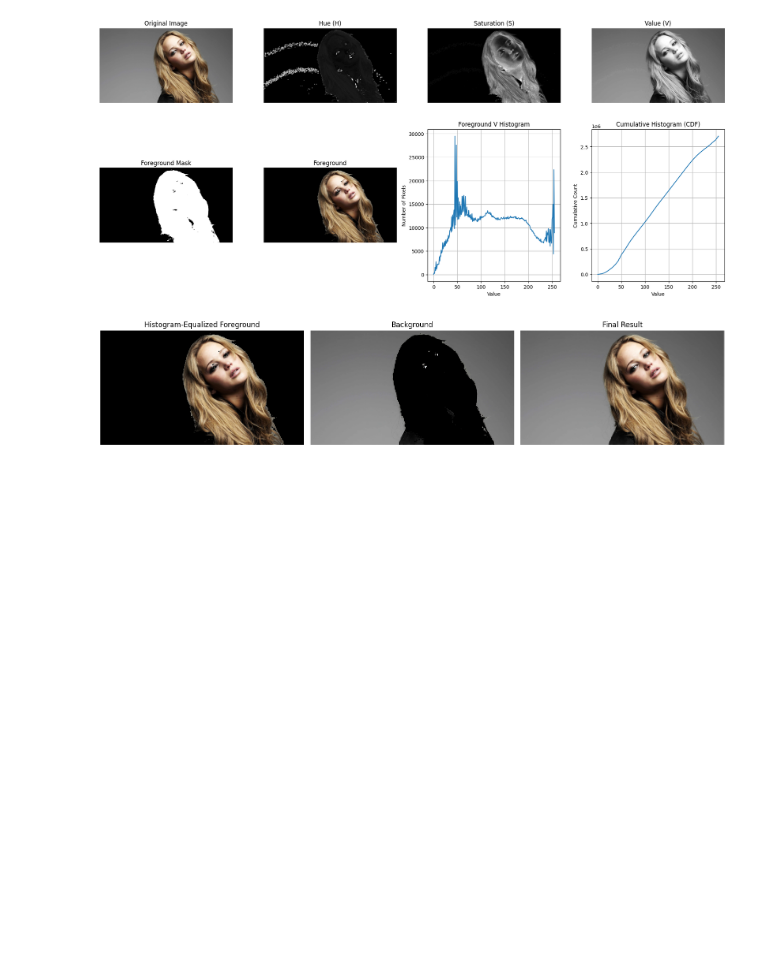
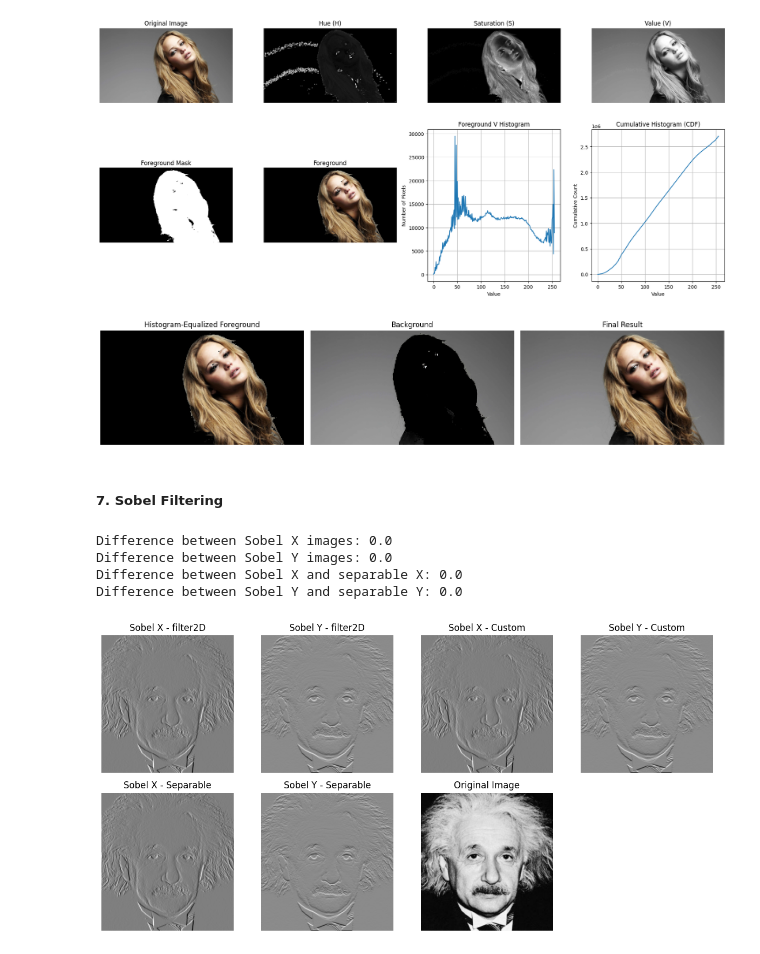
Before and after one commit to TharushaNimesh22/intensity-transformations-and-neighborhood-filtering, a Jupyter notebook: intensity_transformations_and_neighborhood_filtering.ipynb, the cells around one changed output. Saved outputs shown, nothing was run; the diff lists cells and outputs as text; code cells hidden in the pictures; blank space fills up the shorter version.

Commit message:
Implement Sobel filters

```diff
--- a/intensity_transformations_and_neighborhood_filtering.ipynb
+++ b/intensity_transformations_and_neighborhood_filtering.ipynb
@@ -303,3 +303,78 @@ plt.tight_layout(); plt.show()
 # %% [output]
 [figure]
 [figure]
+# %% [markdown]
+##### 7. Sobel Filtering
+# %%
+img = cv.imread("images/albert.png", cv.IMREAD_GRAYSCALE)
+
+# Standard Sobel kernels
+sobel_x = np.array([[-1, 0, 1], [-2, 0, 2], [-1, 0, 1]])
+sobel_y = np.array([[-1, -2, -1], [ 0,  0,  0], [ 1,  2,  1]])
+
+# a. Using the built-in filter2D function
+im_x = cv.filter2D(img, cv.CV_64F, sobel_x, borderType=cv.BORDER_CONSTANT)
+im_y = cv.filter2D(img, cv.CV_64F, sobel_y, borderType=cv.BORDER_CONSTANT)
+
+# b. Write own code to perform Sobel filtering
+def sobelFilter(image, kernel):
+    image_height, image_width = image.shape
+    kernel_height, kernel_width = kernel.shape
+    output = np.zeros((image_height, image_width), dtype=np.float64)
+
+    pad_h = kernel_height // 2
+    pad_w = kernel_width // 2
+    # Same zero padding as BORDER_CONSTANT
+    padded = np.pad(image,((pad_h, pad_h), (pad_w, pad_w)), mode='constant')
+
+    # Apply the kernel
+    for i in range(image_height):
+        for j in range(image_width):
+            value = 0
+            for m in range(kernel_height):
+                for n in range(kernel_width):
+                    value += padded[i + m, j + n] * kernel[m, n]
+            output[i, j] = value
+    return output
+
+im_x_custom = sobelFilter(img, sobel_x)
+im_y_custom = sobelFilter(img, sobel_y)
+print("Difference between Sobel X images:", np.sum(np.abs(im_x - im_x_custom)))
+print("Difference between Sobel Y images:", np.sum(np.abs(im_y - im_y_custom)))
+
+# c. Use the separability property of the Sobel filter
+# Sobel X = [1 2 1]^T * [-1 0 1]
+a_x = np.array([[1],[2],[1]])
+b_x = np.array([-1, 0, 1])
+im_xa = cv.filter2D(img, cv.CV_64F, a_x, borderType=cv.BORDER_CONSTANT)
+im_xb = cv.filter2D(im_xa, cv.CV_64F, b_x,borderType=cv.BORDER_CONSTANT)
+# Sobel Y = [-1 0 1]^T * [1 2 1]
+a_y = np.array([[-1], [ 0], [ 1]])
+b_y = np.array([1, 2, 1])
+im_ya = cv.filter2D(img, cv.CV_64F, a_y, borderType=cv.BORDER_CONSTANT)
+im_yb = cv.filter2D(im_ya, cv.CV_64F, b_y, borderType=cv.BORDER_CONSTANT)
+
+print("Difference between Sobel X and separable X:", np.sum(np.abs(im_x - im_xb)))
+print("Difference between Sobel Y and separable Y:", np.sum(np.abs(im_y - im_yb)))
+
+fig, axs = plt.subplots(2, 4, figsize=(12, 6))
+axs[0, 0].imshow(im_x, cmap='gray'); axs[0, 0].set_title('Sobel X - filter2D')
+axs[0, 1].imshow(im_y, cmap='gray'); axs[0, 1].set_title('Sobel Y - filter2D')
+axs[0, 2].imshow(im_x_custom, cmap='gray'); axs[0, 2].set_title('Sobel X - Custom')
+axs[0, 3].imshow(im_y_custom, cmap='gray'); axs[0, 3].set_title('Sobel Y - Custom')
+axs[1, 0].imshow(im_xb, cmap='gray'); axs[1, 0].set_title('Sobel X - Separable')
+axs[1, 1].imshow(im_yb, cmap='gray'); axs[1, 1].set_title('Sobel Y - Separable')
+axs[1, 2].imshow(img, cmap='gray'); axs[1, 2].set_title('Original Image')
+axs[1, 3].axis('off')
+
+for ax in axs.flat:
+    ax.axis('off')
+
+plt.tight_layout()
+plt.show()
+# %% [output]
+Difference between Sobel X images: 0.0
+Difference between Sobel Y images: 0.0
+Difference between Sobel X and separable X: 0.0
+Difference between Sobel Y and separable Y: 0.0
+[figure, added]
```
Also changed, not shown: parts of 1 cell of this notebook.
